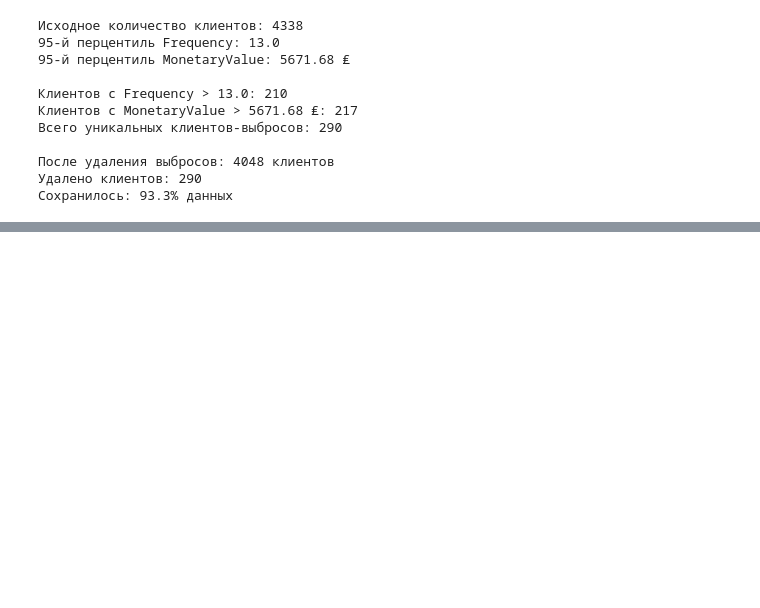
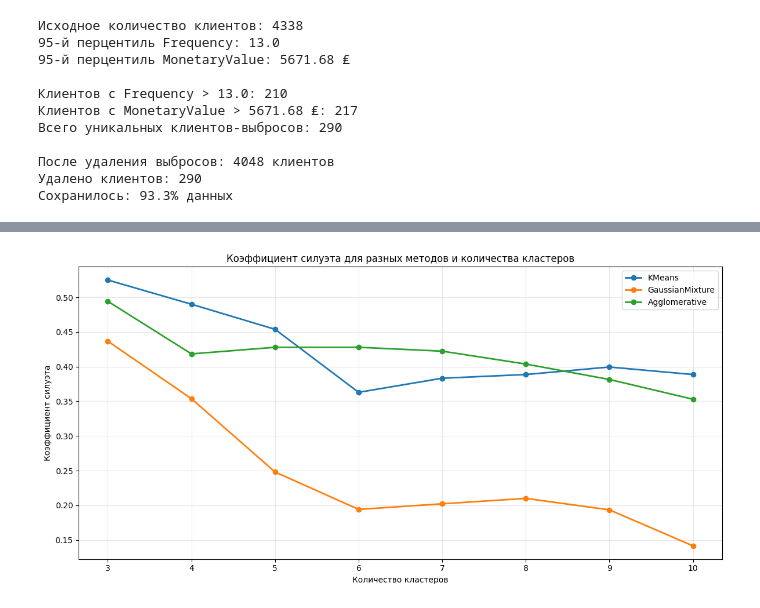
Before and after one commit to UlyanaGru/transactions, a Jupyter notebook: transactions.ipynb, the cells around one changed output, grey strips where cells are left out. Saved outputs shown, nothing was run; the diff lists cells and outputs as text; code cells hidden in the pictures; blank space fills up the shorter version.

Commit message:
clustering based on RFM characteristics

```diff
--- a/transactions.ipynb
+++ b/transactions.ipynb
@@ -1226,0 +1231,89 @@ print(f'Сохранилось: {rfm_cleaned.shape[0]/original_size*100:.1f}% д
+# %%
+#Подготовка данных для кластеризации
+X = rfm_cleaned[['Recency', 'Frequency', 'MonetaryValue']].copy()
+customer_ids = rfm_cleaned['CustomerID'].copy()
+print(f'Размер данных для кластеризации: {X.shape}')
+print('Первые 5 строк:')
+display(X.head())
+from sklearn.preprocessing import StandardScaler
+from sklearn.decomposition import PCA
+from sklearn.pipeline import Pipeline
+#Создаем pipeline для предобработки
+preprocessing_pipeline = Pipeline([
+    ('scaler', StandardScaler()),      #Стандартизация
+    ('pca', PCA(n_components=2))       #Понижение размерности до 2 компонент
+])
+#Применяем предобработку
+X_processed = preprocessing_pipeline.fit_transform(X)
+print('Данные после стандартизации и PCA:')
+print(f'Размер: {X_processed.shape}')
+print('Первые 5 строк:')
+print(X_processed[:5])
+#Анализ PCA компонент
+pca = preprocessing_pipeline.named_steps['pca']
+print(f'\nОбъясненная дисперсия компонент: {pca.explained_variance_ratio_}')
+print(f'Суммарная объясненная дисперсия: {pca.explained_variance_ratio_.sum():.3f}')
+from sklearn.cluster import KMeans, DBSCAN, AgglomerativeClustering
+from sklearn.mixture import GaussianMixture
+from sklearn.metrics import silhouette_score
+import numpy as np
+#Методы кластеризации
+methods = {
+    'KMeans': KMeans(random_state=42),
+    'GaussianMixture': GaussianMixture(random_state=42),
+    'Agglomerative': AgglomerativeClustering()
+}
+#Диапазон количества кластеров
+n_clusters_range = range(3, 11)
+results = []
+#Перебираем количество кластеров и методы
+for n_clusters in n_clusters_range:
+    print(f'\nАнализ для {n_clusters} кластеров:')
+    for method_name, method in methods.items():
+        try:
+            if method_name == 'DBSCAN':
+                #DBSCAN не требует указания n_clusters
+                clusters = method.fit_predict(X_processed)
+                unique_clusters = len(np.unique(clusters))
+                if unique_clusters < 2:
+                    silhouette_avg = -1
+                else:
+                    silhouette_avg = silhouette_score(X_processed, clusters)
+            else:
+                #Для методов с n_clusters
+                if hasattr(method, 'n_clusters'):
+                    method.set_params(n_clusters=n_clusters)
+                elif hasattr(method, 'n_components'):
+                    method.set_params(n_components=n_clusters)
+                clusters = method.fit_predict(X_processed)
+                silhouette_avg = silhouette_score(X_processed, clusters)
+            results.append({
+                'n_clusters': n_clusters,
+                'method': method_name,
+                'silhouette_score': silhouette_avg
+            })
+            print(f'  {method_name}: Silhouette = {silhouette_avg:.4f}')
+        except Exception as e:
+            print(f'  {method_name}: Error - {e}')
+            results.append({
+                'n_clusters': n_clusters,
+                'method': method_name,
+                'silhouette_score': -1
+            })
+#Анализ результатов
+results_df = pd.DataFrame(results)
+#Визуализация результатов
+plt.figure(figsize=(12, 6))
+for method in results_df['method'].unique():
+    method_data = results_df[results_df['method'] == method]
+    plt.plot(method_data['n_clusters'], method_data['silhouette_score'],
+             marker='o', label=method, linewidth=2)
+plt.title('Коэффициент силуэта для разных методов и количества кластеров')
+plt.xlabel('Количество кластеров')
+plt.ylabel('Коэффициент силуэта')
+plt.xticks(n_clusters_range)
+plt.legend()
+plt.grid(alpha=0.3)
+plt.tight_layout()
+plt.show()
+# %% [output]
@@ -1226,0 +1345 @@ print(f'Сохранилось: {rfm_cleaned.shape[0]/original_size*100:.1f}% д
+[figure, added]
```
Also changed, not shown: parts of 4 cells of this notebook.
